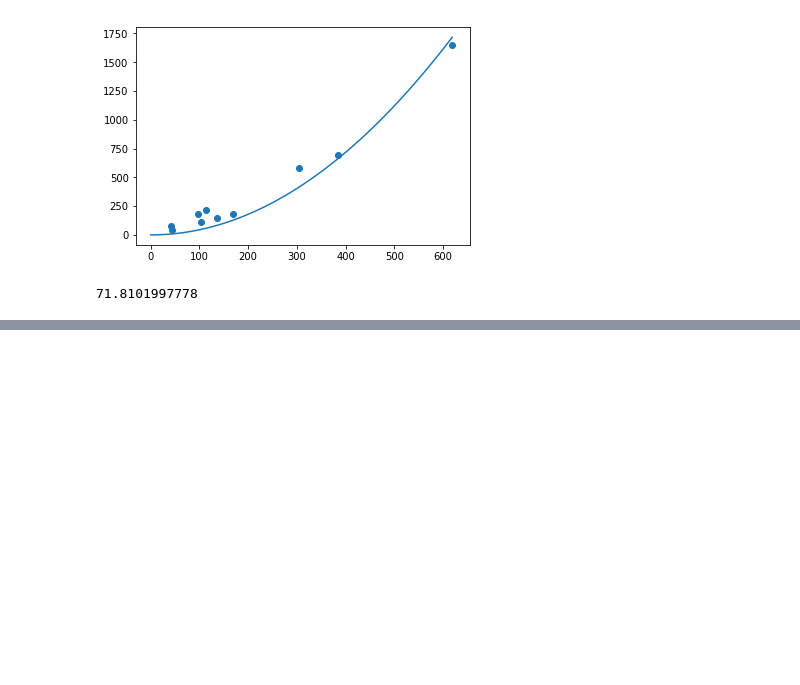
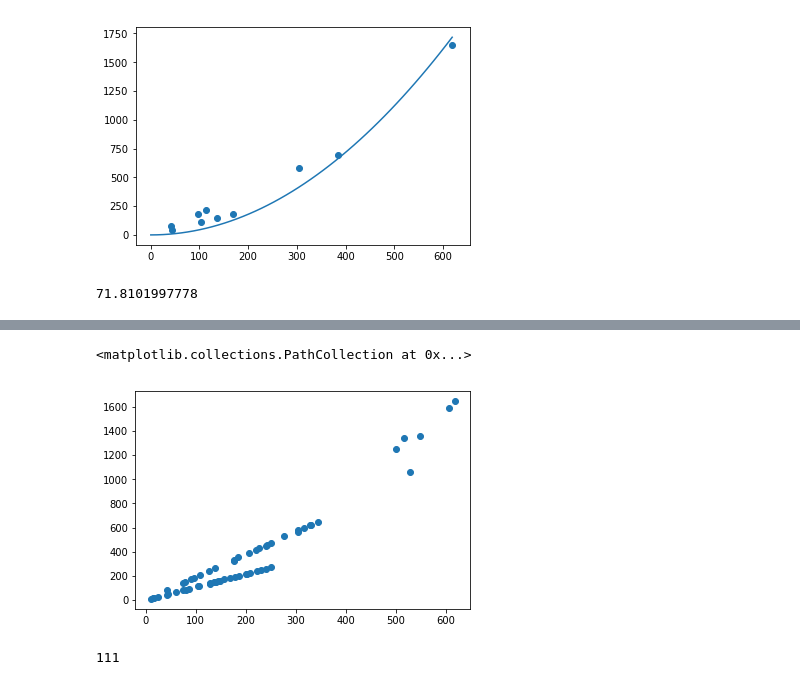
Before and after one commit to YenCChien/DeepLearning, a Jupyter notebook: hw1.ipynb, the cells around one changed output, grey strips where cells are left out. Saved outputs shown, nothing was run; the diff lists cells and outputs as text; code cells hidden in the pictures; blank space fills up the shorter version.

```diff
--- a/hw1.ipynb
+++ b/hw1.ipynb
@@ -137,3 +137,10 @@ plt.scatter(x_data,y_data)
 print(compute_error_for_line_given_points_quadratic(x_data,y_data,b,m1,m2))
 # %% [output]
 71.8101997778
+# %%
+_x60 = np.genfromtxt("pokemon.csv", dtype="float32", delimiter=',', usecols=(2,), unpack=True)[16:]
+_y60 = np.genfromtxt("pokemon.csv", dtype="float32", delimiter=',', usecols=(14,), unpack=True)[16:]
+species60 = np.genfromtxt("pokemon.csv", dtype="S", delimiter=',', usecols=(1,), unpack=True)[16:]
+print(_x60)
+print(_y60)
+print(species60)
@@ -139,0 +168,9 @@ print(compute_error_for_line_given_points_quadratic(x_data,y_data,b,m1,m2))
+# %%
+plt.scatter(_x60,_y60)
+# %% [output]
+<matplotlib.collections.PathCollection at 0x...>
+[figure, added]
+# %%
+if 'Pidgey' in str(species60[0]):print(111)
+# %% [output]
+111
```
Also changed, not shown: parts of 2 cells of this notebook.
